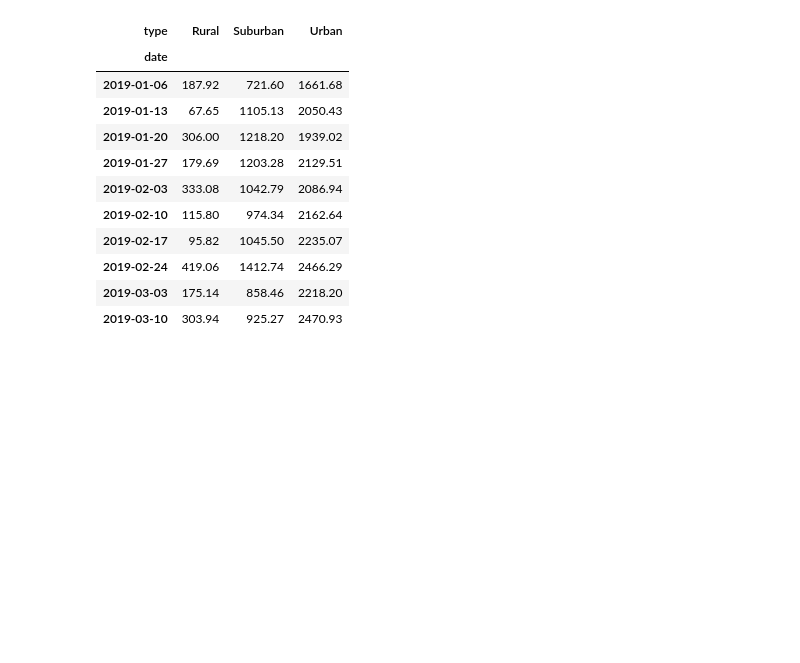
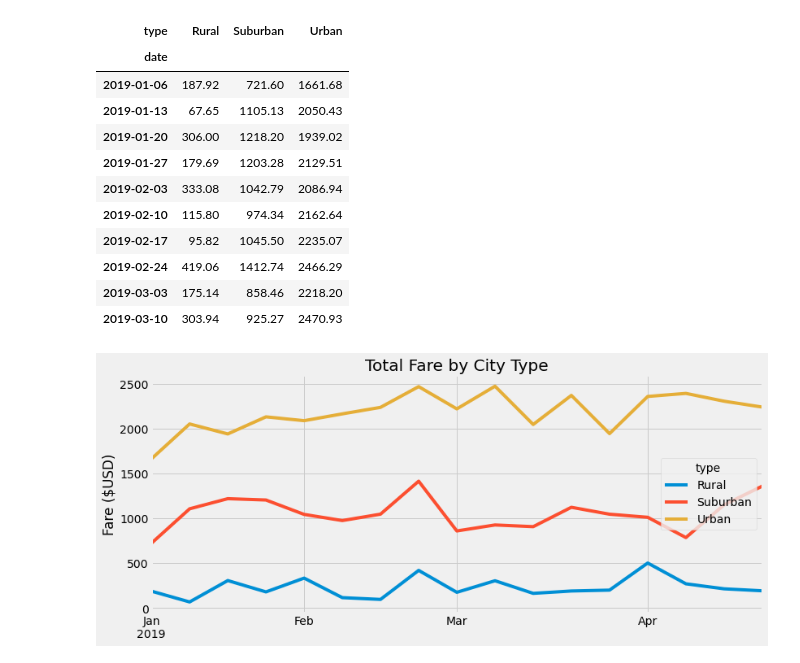
Before and after one commit to marke0816/PyBer_Analysis, a Jupyter notebook: PyBer_Challenge.ipynb, the cells around one changed output. Cells and saved outputs as stored; diff of their text form; code cells hidden in the pictures; blank space fills up the shorter version.

```diff
--- a/PyBer_Challenge.ipynb
+++ b/PyBer_Challenge.ipynb
@@ -240,7 +240,12 @@ resample_fares_df.head(10)
 # %%
 # 8. Using the object-oriented interface method, plot the resample DataFrame using the df.plot() function.
 
 # Import the style from Matplotlib.
 from matplotlib import style
 # Use the graph style fivethirtyeight.
 style.use('fivethirtyeight')
+
+resample_fares_df.plot(xlabel='', ylabel='Fare ($USD)', title='Total Fare by City Type', figsize=(12,5))
+plt.savefig("analysis/Pyber_Fare_Summary.png", bbox_inches='tight')
+# %% [output]
+[figure, added]
```
Also changed, not shown: 1 other file.
